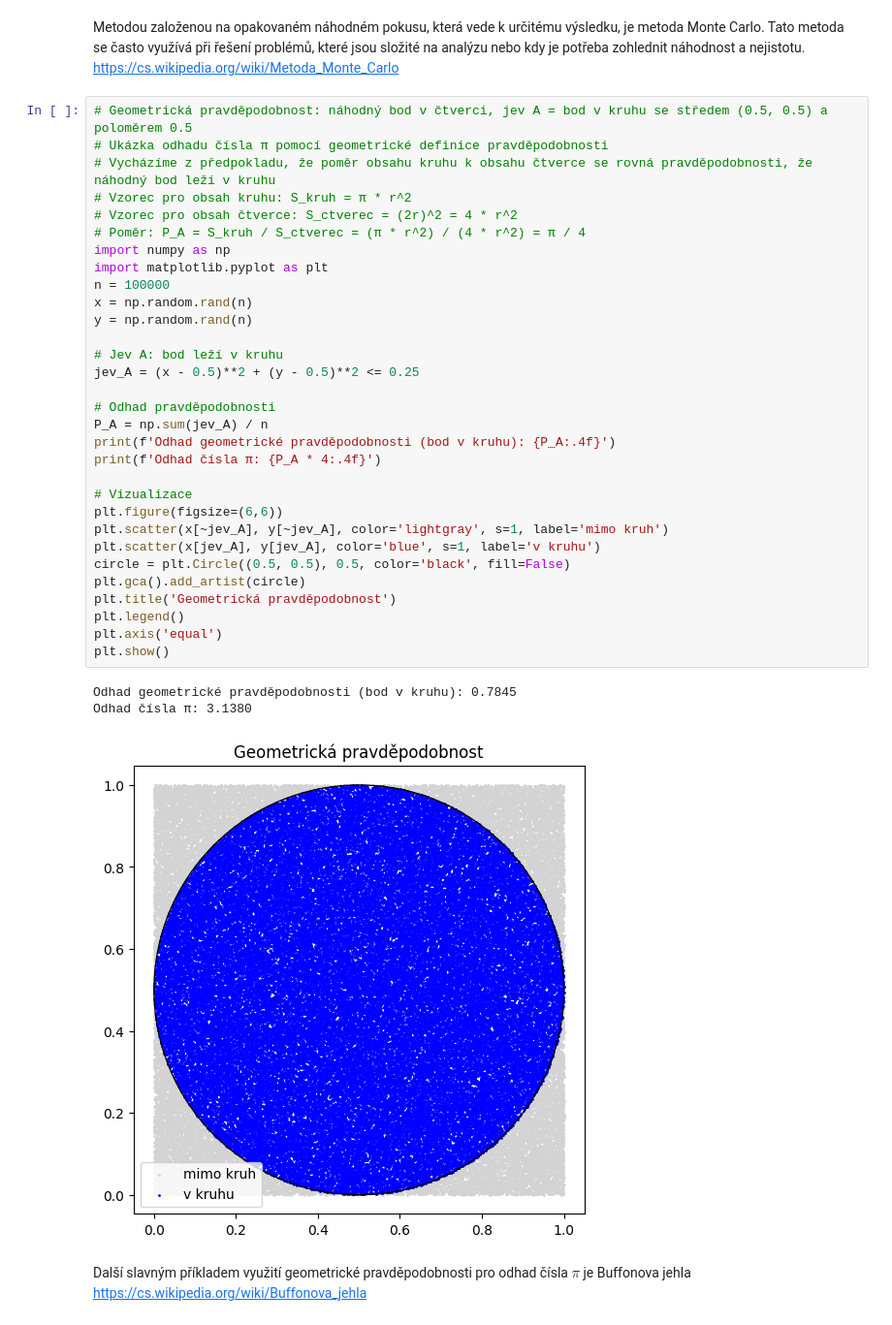
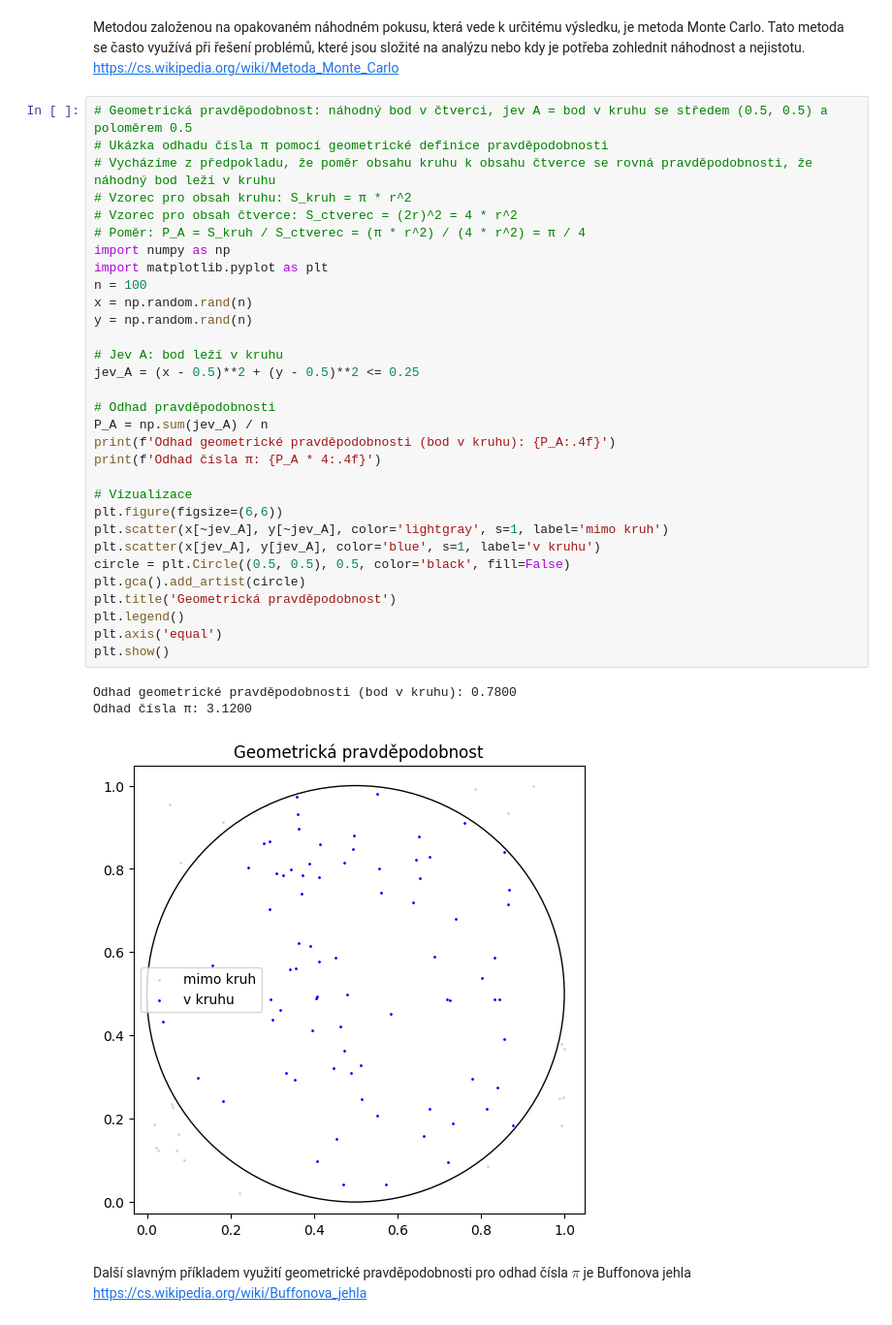
Before and after one commit to zcu-sediva/PSA, a Jupyter notebook: kapitola_1_nahodne_jevy.ipynb, the cells around one changed output. Shown at 97% size. Drawn from its saved outputs; the diff is of its cells as text.

```diff
--- a/kapitola_1_nahodne_jevy.ipynb
+++ b/kapitola_1_nahodne_jevy.ipynb
@@ -120,37 +122,37 @@ https://cs.wikipedia.org/wiki/Metoda_Monte_Carlo
 # Geometrická pravděpodobnost: náhodný bod v čtverci, jev A = bod v kruhu se středem (0.5, 0.5) a poloměrem 0.5
 # Ukázka odhadu čísla π pomocí geometrické definice pravděpodobnosti
 # Vycházíme z předpokladu, že poměr obsahu kruhu k obsahu čtverce se rovná pravděpodobnosti, že náhodný bod leží v kruhu
 # Vzorec pro obsah kruhu: S_kruh = π * r^2
 # Vzorec pro obsah čtverce: S_ctverec = (2r)^2 = 4 * r^2
 # Poměr: P_A = S_kruh / S_ctverec = (π * r^2) / (4 * r^2) = π / 4
 import numpy as np
 import matplotlib.pyplot as plt
-n = 100000
+n = 100
 x = np.random.rand(n)
 y = np.random.rand(n)
 
 # Jev A: bod leží v kruhu
 jev_A = (x - 0.5)**2 + (y - 0.5)**2 <= 0.25
 
 # Odhad pravděpodobnosti
 P_A = np.sum(jev_A) / n
 print(f'Odhad geometrické pravděpodobnosti (bod v kruhu): {P_A:.4f}')
 print(f'Odhad čísla π: {P_A * 4:.4f}')
 
 # Vizualizace
 plt.figure(figsize=(6,6))
 plt.scatter(x[~jev_A], y[~jev_A], color='lightgray', s=1, label='mimo kruh')
 plt.scatter(x[jev_A], y[jev_A], color='blue', s=1, label='v kruhu')
 circle = plt.Circle((0.5, 0.5), 0.5, color='black', fill=False)
 plt.gca().add_artist(circle)
 plt.title('Geometrická pravděpodobnost')
 plt.legend()
 plt.axis('equal')
 plt.show()
 # %% [output]
-Odhad geometrické pravděpodobnosti (bod v kruhu): 0.7845
-Odhad čísla π: 3.1380
+Odhad geometrické pravděpodobnosti (bod v kruhu): 0.7800
+Odhad čísla π: 3.1200
-[figure, old version]
+[figure, new version]
 # %% [markdown]
 Další slavným příkladem využití geometrické pravděpodobnosti pro odhad čísla $\pi$ je Buffonova jehla https://cs.wikipedia.org/wiki/Buffonova_jehla
 # %%
```
Also changed, not shown: parts of 4 cells of this notebook, 1 other file.
